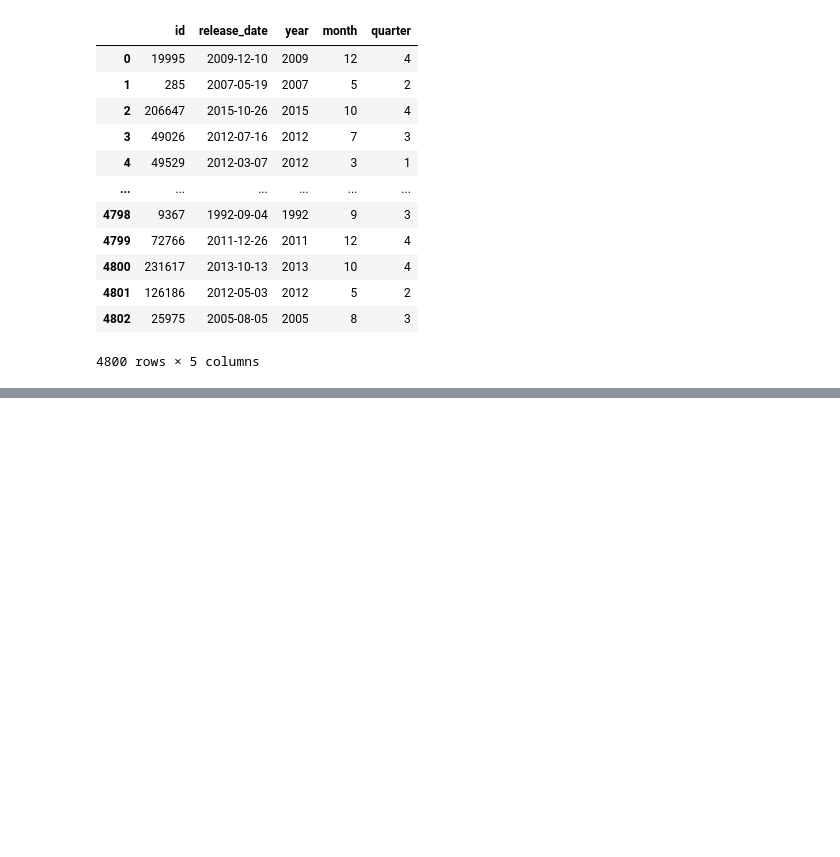
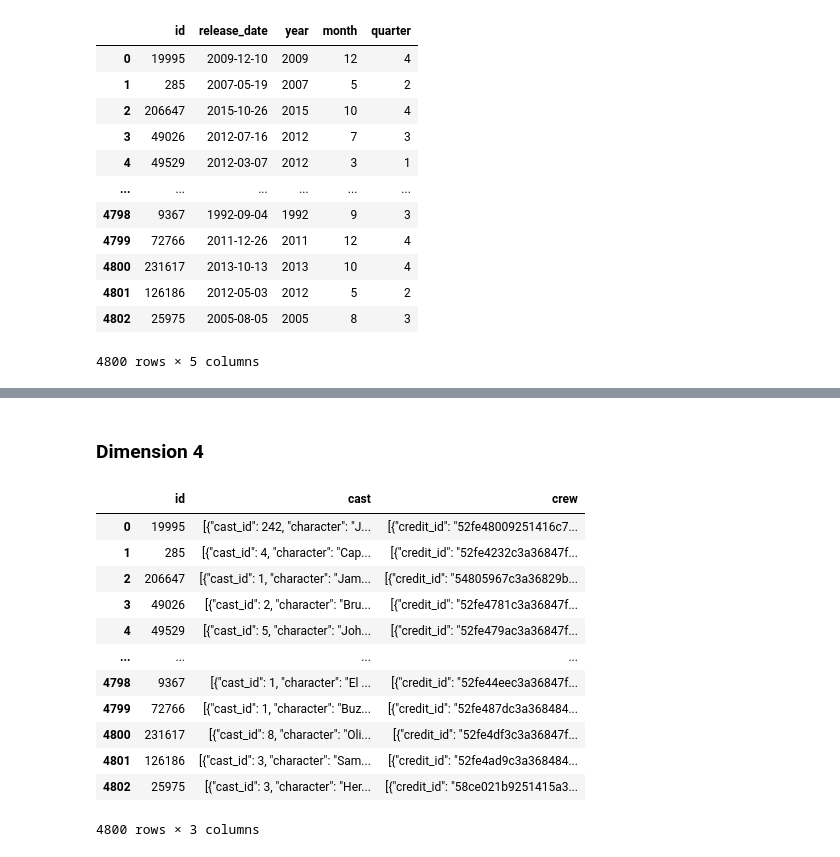
Before and after one commit to CarlotaMarto/Big_Data, a Jupyter notebook: midterm.ipynb, the cells around one changed output, grey strips where cells are left out. Cells and saved outputs as stored; diff of their text form; code cells hidden in the pictures; blank space fills up the shorter version.

```diff
--- a/midterm.ipynb
+++ b/midterm.ipynb
@@ -156,0 +194,19 @@ dim_genres
+# %% [markdown]
+### Dimension 4
+# %%
+dim4_credits = df_combined[['id','cast','crew']]
+dim4_credits
+# %% [output]
+|  | id | cast | crew |
+| 0 | 19995 | [{"cast_id": 242, "character": "J... | [{"credit_id": "52fe48009251416c7... |
+| 1 | 285 | [{"cast_id": 4, "character": "Cap... | [{"credit_id": "52fe4232c3a36847f... |
+| 2 | 206647 | [{"cast_id": 1, "character": "Jam... | [{"credit_id": "54805967c3a36829b... |
+| 3 | 49026 | [{"cast_id": 2, "character": "Bru... | [{"credit_id": "52fe4781c3a36847f... |
+| 4 | 49529 | [{"cast_id": 5, "character": "Joh... | [{"credit_id": "52fe479ac3a36847f... |
+| ... | ... | ... | ... |
+| 4798 | 9367 | [{"cast_id": 1, "character": "El ... | [{"credit_id": "52fe44eec3a36847f... |
+| 4799 | 72766 | [{"cast_id": 1, "character": "Buz... | [{"credit_id": "52fe487dc3a368484... |
+| 4800 | 231617 | [{"cast_id": 8, "character": "Oli... | [{"credit_id": "52fe4df3c3a36847f... |
+| 4801 | 126186 | [{"cast_id": 3, "character": "Sam... | [{"credit_id": "52fe4ad9c3a368484... |
+| 4802 | 25975 | [{"cast_id": 3, "character": "Her... | [{"credit_id": "58ce021b9251415a3... |
+4800 rows × 3 columns
```
Also changed, not shown: parts of 12 cells of this notebook, 4 other files.
